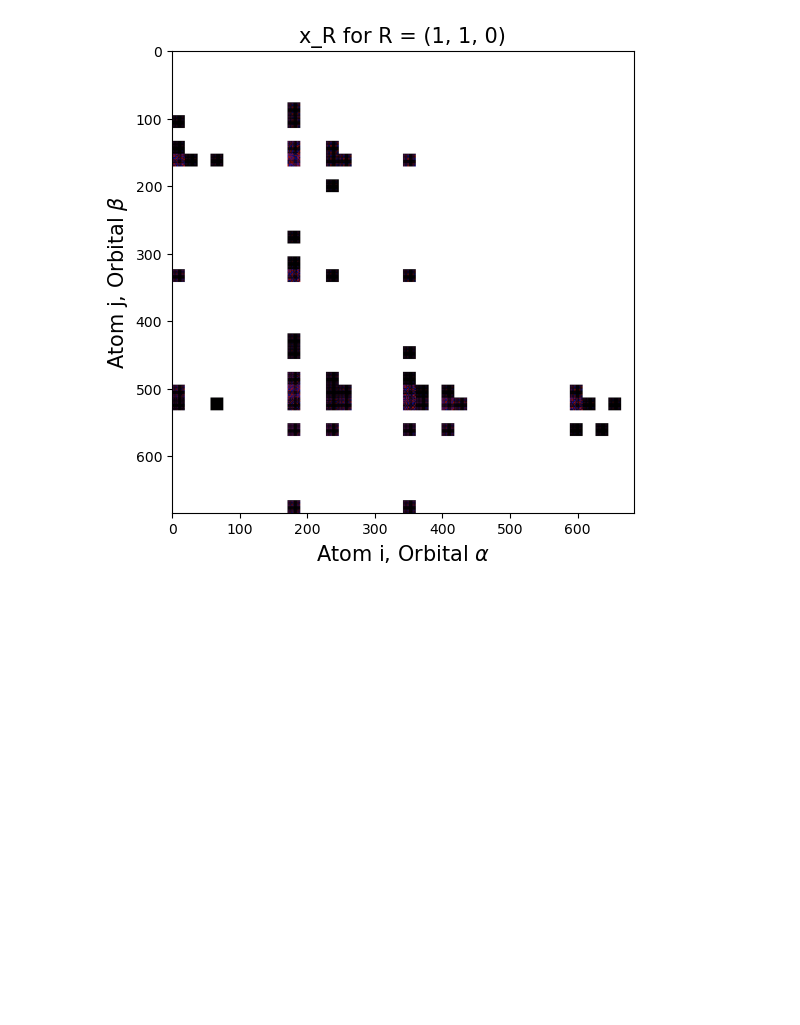
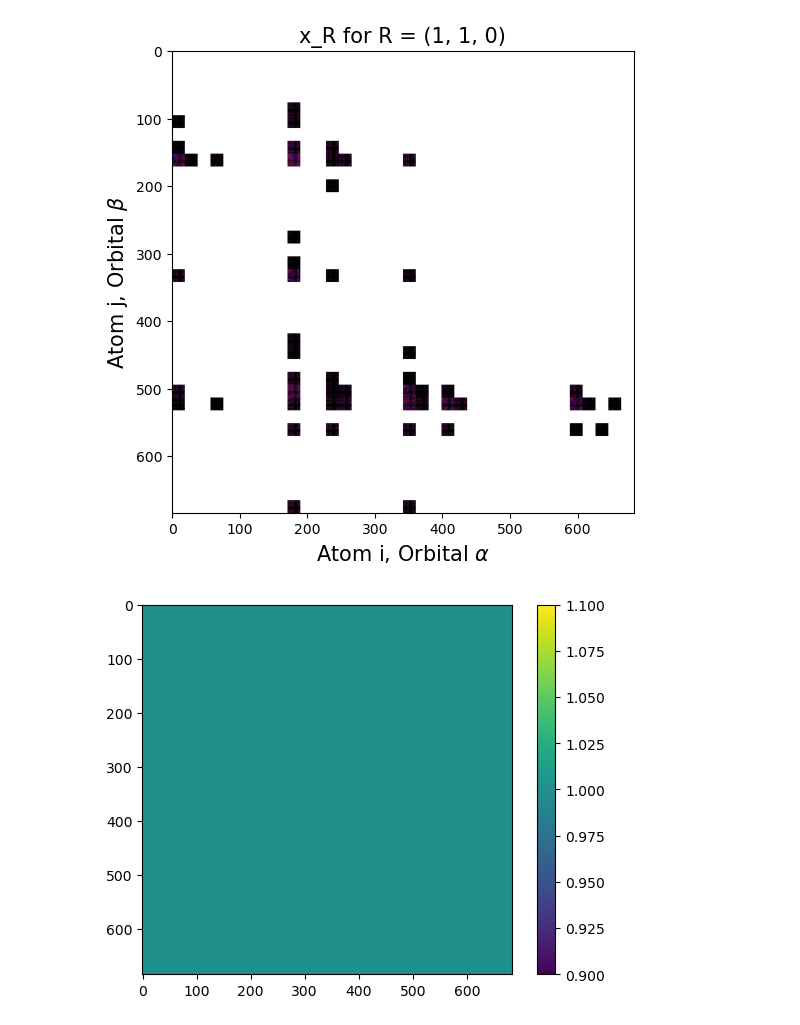
Before and after one commit to AngusHsuPhys/deeph_dev, a Jupyter notebook: olpr.ipynb, the cells around one changed output. Cells and saved outputs as stored; diff of their text form; code cells hidden in the pictures; blank space fills up the shorter version.

```diff
--- a/olpr.ipynb
+++ b/olpr.ipynb
@@ -52,6 +48,9 @@ begin_time = time()
 hamiltonians_pred = _create_dict_h5("{}/hamiltonians.h5".format(input_dir))
 overlaps = _create_dict_h5("{}/overlaps.h5".format(input_dir))
 olprx = _create_dict_h5("{}/overlaps_rx.h5".format(input_dir))
+olpry = _create_dict_h5("{}/overlaps_ry.h5".format(input_dir))
+olprz = _create_dict_h5("{}/overlaps_rz.h5".format(input_dir))
+
 print("Time for reading h5: ", time() - begin_time, "s")
 # %% [output]
 read h5
@@ -60,6 +59,8 @@ Time for reading h5:  2.636509895324707 s
 H_R = {}
 S_R = {}
 Rx_R = {}
+Ry_R = {}
+Rz_R = {}
 print("construct Hamiltonian and overlap matrix in the real space")
 begin_time = time()
 
@@ -75,12 +76,21 @@ for key in hamiltonians_pred.keys():
     if key in overlaps.keys():
         overlap = overlaps[key]
         olp_rx = olprx[key]
+        olp_ry = olpry[key]
+        olp_rz = olprz[key]
+
     else:
         overlap = np.zeros_like(hamiltonian_pred)
         olp_rx = np.zeros_like(hamiltonian_pred)
+        olp_ry = np.zeros_like(hamiltonian_pred)
+        olp_rz = np.zeros_like(hamiltonian_pred)
+
     if spinful:
         overlap = np.vstack((np.hstack((overlap, np.zeros_like(overlap))), np.hstack((np.zeros_like(overlap), overlap))))
         olp_rx = np.vstack((np.hstack((overlap, np.zeros_like(overlap))), np.hstack((np.zeros_like(overlap), overlap))))
+        olp_ry = np.vstack((np.hstack((overlap, np.zeros_like(overlap))), np.hstack((np.zeros_like(overlap), overlap))))
+        olp_rz = np.vstack((np.hstack((overlap, np.zeros_like(overlap))), np.hstack((np.zeros_like(overlap), overlap))))
+
     R = key[:3]
     atom_i = key[3] - 1
     atom_j = key[4] - 1
@@ -90,6 +100,9 @@ for key in hamiltonians_pred.keys():
         H_R[R] = np.zeros((norbits, norbits), dtype=default_dtype)
         S_R[R] = np.zeros((norbits, norbits), dtype=default_dtype)
         Rx_R[R] = np.zeros((norbits, norbits), dtype=default_dtype)
+        Ry_R[R] = np.zeros((norbits, norbits), dtype=default_dtype)
+        Rz_R[R] = np.zeros((norbits, norbits), dtype=default_dtype)
+
     ##### instead of storage as an extremely large matrix, storage as the sparse one.
     for block_matrix_i in range(1, site_norbits[atom_i]+1):
         for block_matrix_j in range(1, site_norbits[atom_j]+1):
@@ -98,6 +111,8 @@ for key in hamiltonians_pred.keys():
             H_R[R][index_i, index_j] = hamiltonian_pred[block_matrix_i-1, block_matrix_j-1]
             S_R[R][index_i, index_j] = overlap[block_matrix_i-1, block_matrix_j-1]
             Rx_R[R][index_i, index_j] = olp_rx[block_matrix_i-1, block_matrix_j-1]
+            Ry_R[R][index_i, index_j] = olp_ry[block_matrix_i-1, block_matrix_j-1]
+            Rz_R[R][index_i, index_j] = olp_rz[block_matrix_i-1, block_matrix_j-1]
 
 
 print("Time for constructing Hamiltonian and overlap matrix in the real space: ", time() - begin_time, " s")
@@ -141,3 +156,11 @@ plt.title('x_R for R = {}'.format(key),fontsize=15)
 plt.show()
 # %% [output]
 [figure]
+# %%
+mapp =  (Ry_R[key] == Rz_R[key])
+# %%
+plt.imshow(mapp)
+plt.colorbar()
+plt.show()
+# %% [output]
+[figure, added]
```
Also changed, not shown: parts of 4 cells of this notebook.
